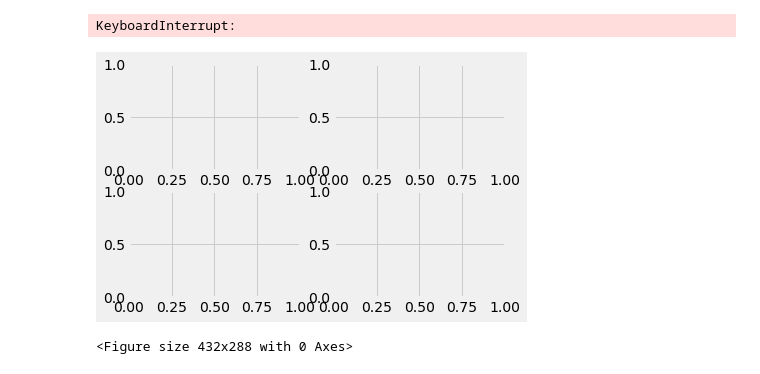
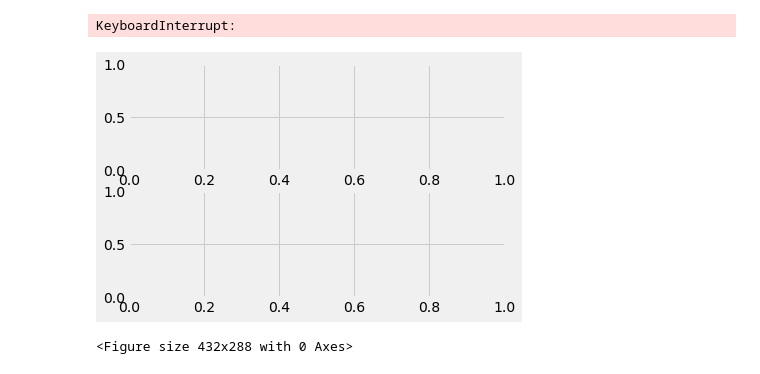
Before and after one commit to MaikeRM/realtime_matplotlib-mt5, a Jupyter notebook: temporeal.ipynb, the cells around one changed output. Cells and saved outputs as stored; diff of their text form; code cells hidden in the pictures.

```diff
--- a/temporeal.ipynb
+++ b/temporeal.ipynb
@@ -64,12 +64,10 @@ from matplotlib import style
 # %%
 style.use('fivethirtyeight')
 fig = plt.figure()
-ax1 = fig.add_subplot(2,2,1)
-ax2 = fig.add_subplot(2,2,2)
-ax3 = fig.add_subplot(2,2,3)
-ax4 = fig.add_subplot(2,2,4)
+ax1 = fig.add_subplot(2,1,1)
+ax2 = fig.add_subplot(2,1,2)
 # %% [output]
-[figure, old version]
+[figure, new version]
 # %%
 def animate(i):
     df = pd.read_csv('real time stock data.csv')
```
Also changed, not shown: parts of 4 cells of this notebook, 4 other files.
